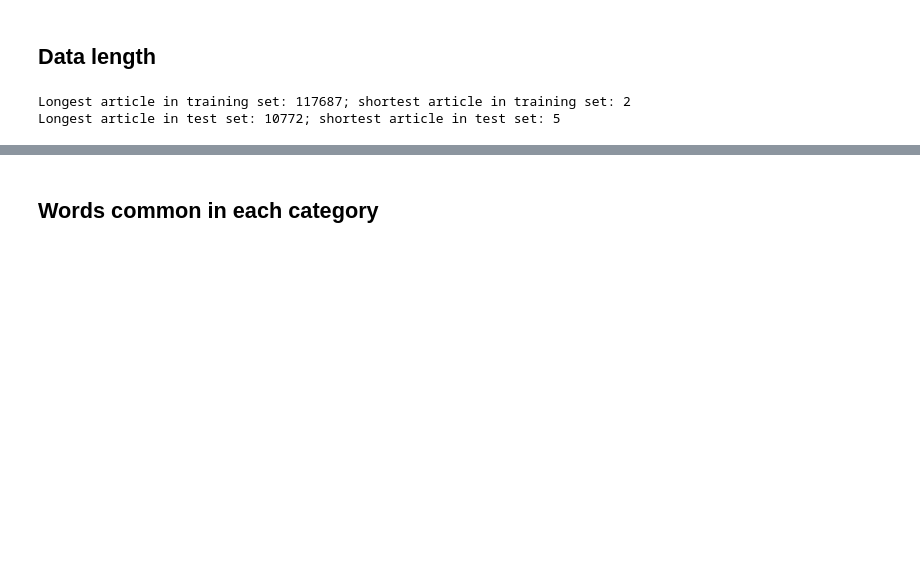
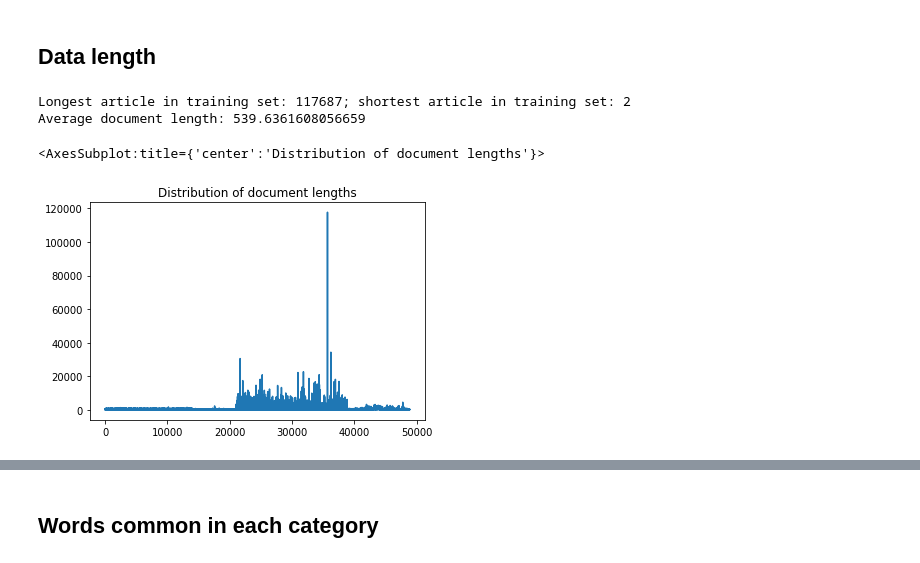
Before and after one commit to AY2122S2-CS4248-G12/labeled-unreliable-news, a Jupyter notebook: models/datainfo.ipynb, the cells around one changed output, grey strips where cells are left out. Drawn from its saved outputs; the diff is of its cells as text; code cells hidden in the pictures; blank space fills up the shorter version.

```diff
--- a/models/datainfo.ipynb
+++ b/models/datainfo.ipynb
@@ -63,9 +60,9 @@ Name: label, dtype: int64
 # %% [markdown]
 ## Data length
 # %%
-preprocessor = Preprocessor(perform_case_folding=True,
+preprocessor = Preprocessor(perform_case_folding=False,
                             remove_stop_words=False,
-                            remove_punctuation=True,
+                            remove_punctuation=False,
                             perform_lemmatization=False,
                             perform_stemming=False)
 train['tokenized'] = train['text'].map(preprocessor.process)
@@ -73,7 +70,13 @@ train['tokenized'] = train['text'].map(preprocessor.process)
 train['num_words'] = train['tokenized'].map(len)
 print('Longest article in training set: %s; shortest article in training set: %s'
     % (train['num_words'].max(), train['num_words'].min()))
+print('Average document length: %s' % train['num_words'].mean())
 # Large range in lengths of documents
 # %% [output]
 Longest article in training set: 117687; shortest article in training set: 2
-Longest article in test set: 10772; shortest article in test set: 5
+Average document length: 539.6361608056659
+# %%
+train['num_words'].plot(kind = 'line', title = 'Distribution of document lengths')
+# %% [output]
+<AxesSubplot:title={'center':'Distribution of document lengths'}>
+[figure, added]
```
Also changed, not shown: parts of 3 cells of this notebook.
